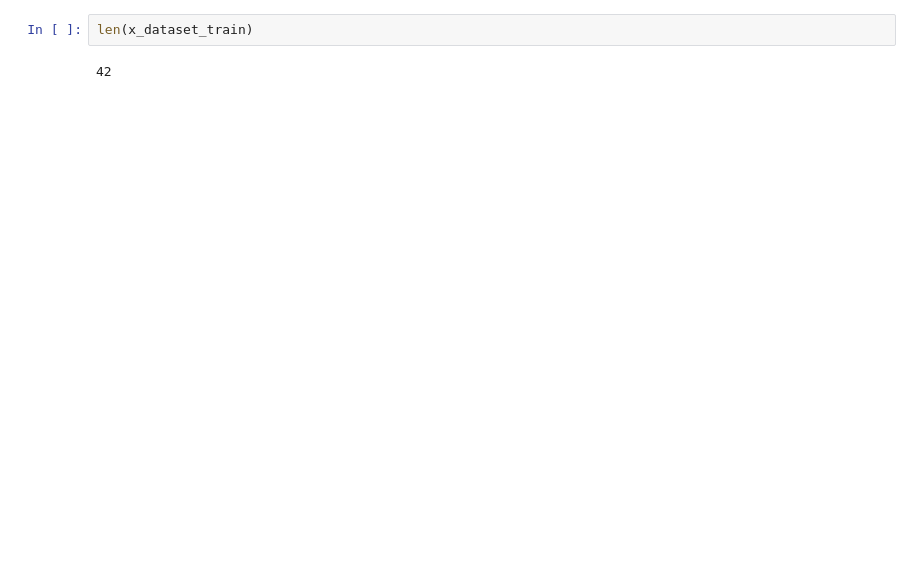
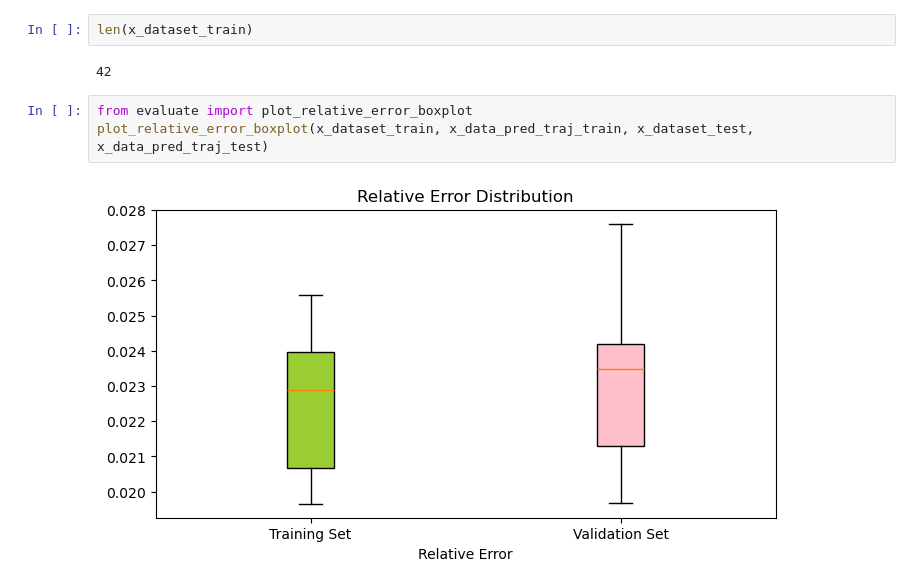
Before and after one commit to Shiqi-Wu/sensor_case, a Jupyter notebook: pca_from_formulation/test_nonlinear.ipynb, the cells around one changed output. Drawn from its saved outputs; the diff is of its cells as text; blank space fills up the shorter version.

```diff
--- a/pca_from_formulation/test_nonlinear.ipynb
+++ b/pca_from_formulation/test_nonlinear.ipynb
@@ -136,3 +185,8 @@ plot_relative_error(x_dataset_train, x_data_pred_traj_train)
 len(x_dataset_train)
 # %% [output]
 42
+# %%
+from evaluate import plot_relative_error_boxplot
+plot_relative_error_boxplot(x_dataset_train, x_data_pred_traj_train, x_dataset_test, x_data_pred_traj_test)
+# %% [output]
+[figure, added]
```
Also changed, not shown: parts of 5 cells of this notebook, 17 other files.
